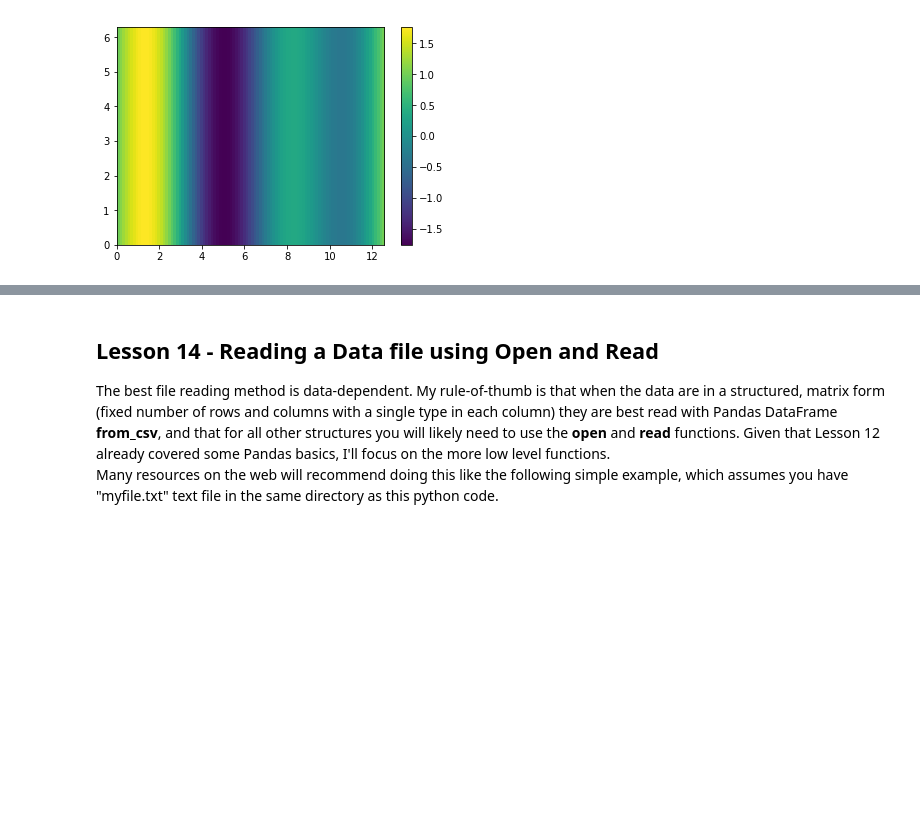
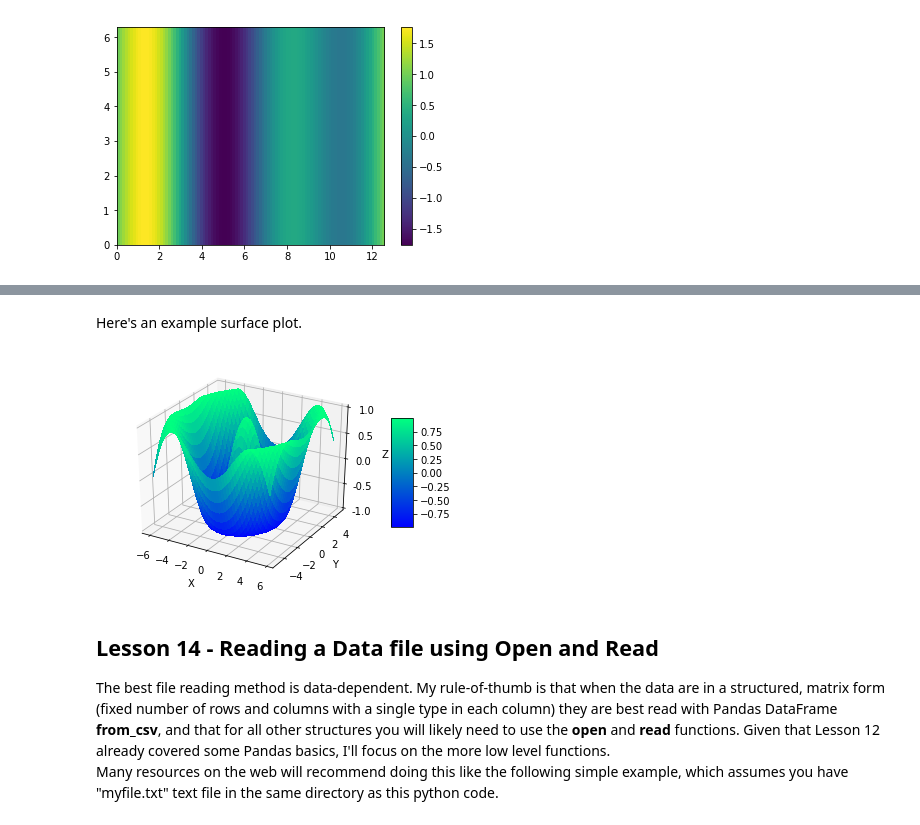
Before and after one commit to pradau/python_for_psychologists, a Jupyter notebook: Python_for_Psychologists.ipynb, the cells around one changed output, grey strips where cells are left out. Cells and saved outputs as stored; diff of their text form; code cells hidden in the pictures; blank space fills up the shorter version.

```diff
--- a/Python_for_Psychologists.ipynb
+++ b/Python_for_Psychologists.ipynb
@@ -1344,3 +1390,45 @@ plt.savefig('image.png')
+# %% [markdown]
+Here's an example surface plot.
+# %%
+from mpl_toolkits.mplot3d import Axes3D
+import matplotlib.pyplot as plt
+from matplotlib import cm
+from matplotlib.ticker import LinearLocator, FormatStrFormatter
+import numpy as np
+
+fig = plt.figure()
+ax = fig.gca(projection='3d')
+
+# Make data.
+# Create the grid of X, Y coordinates that defines the plotting area and coarseness of the plotting grid.
+x = np.arange(-6, 6, 0.25) #x in [-6,5.75] with 0.25 step size.
+y = np.arange(-5, 5, 0.25) #y in [-5,4.75] with 0.25 step size.
+#use the 1D x and y vectors to produce two 2D arrays. x is repeated to fill each row of X; y is repeated to fill each column of Y.
+#  The 2D X is the grid of x coordinates; the 2D Y is the grid of y coordinates.
+X, Y = np.meshgrid(x, y)
+
+# Create the function you want to plot in the region defined by X,Y
+R = np.sqrt(X**2 + Y**2) #radial distance from origin
+# The 2D Z is the grid of z (function) values, in this case a 2D cosine wave.
+Z = np.cos(R)
+
+# Plot the surface. Different color palettes from the color map (cmap).
+surf = ax.plot_surface(X, Y, Z, cmap=cm.winter, linewidth=0, antialiased=False)
+
+# Customize the z axis.
+ax.set_zlim(-1.01, 1.01) #range of z axis
+ax.zaxis.set_major_locator(LinearLocator(5)) #set number of z axis labels
+ax.zaxis.set_major_formatter(FormatStrFormatter('%.1f')) #string format for z labels
+
+# Add a color bar which maps values to colors.
+fig.colorbar(surf, shrink=0.5, aspect=5)
+ax.set_xlabel('X')
+ax.set_ylabel('Y')
+ax.set_zlabel('Z')
+plt.savefig('Figure-3Dsurface.png')
+plt.show()
+# %% [output]
+[figure, added]
 # %% [markdown]
 ## Lesson 14 - Reading a Data file using Open and Read
 The best file reading method is data-dependent. My rule-of-thumb is that when the data are in a structured, matrix form (fixed number of rows and columns with a single type in each column) they are best read with Pandas DataFrame <b>from_csv</b>, and that for all other structures you will likely need to use the <b>open</b> and <b>read</b> functions. Given that Lesson 12 already covered some Pandas basics, I'll focus on the more low level functions.<br>
```
Also changed, not shown: parts of 22 cells of this notebook.
